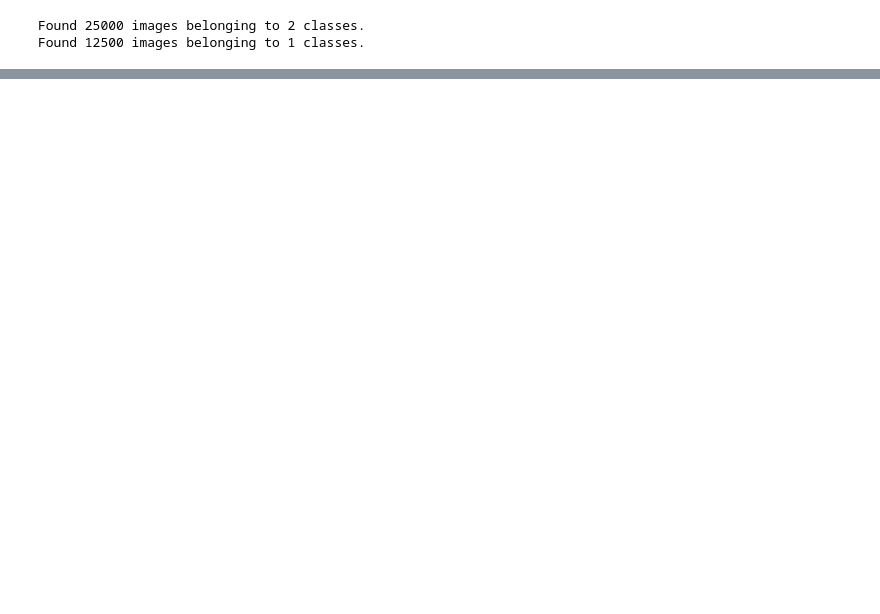
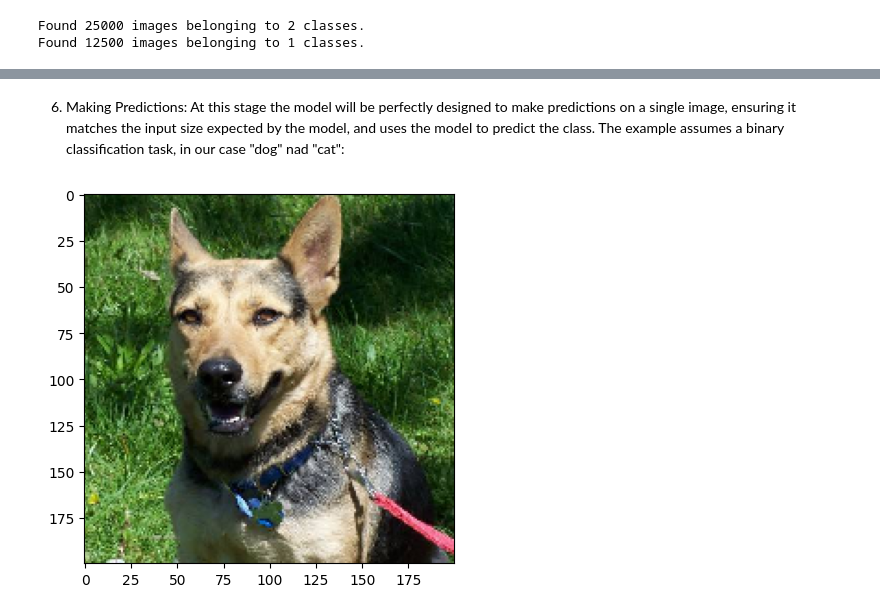
Before and after one commit to 4GeeksAcademy/Image-Classifier-Project_FGM, a Jupyter notebook: src/explore.ipynb, the cells around one changed output, grey strips where cells are left out. Drawn from its saved outputs; the diff is of its cells as text; code cells hidden in the pictures; blank space fills up the shorter version.

```diff
--- a/src/explore.ipynb
+++ b/src/explore.ipynb
@@ -206,0 +249,32 @@ results.to_csv("predictions.csv", index=False)
+# %% [markdown]
+6. Making Predictions: At this stage the model will be perfectly designed to make predictions on a single image, ensuring it matches the input size expected by the model, and uses the model to predict the class. The example assumes a binary classification task, in our case "dog" nad "cat":
+# %%
+from keras.preprocessing import image
+from keras.models import load_model
+import numpy as np
+import matplotlib.pyplot as plt
+
+# Load and preprocess the image
+img_path = "/workspaces/Image-Classifier-Project_FGM/data/raw/test/test/42.jpg"
+img = image.load_img(img_path, target_size=(200, 200))
+img_array = np.asarray(img)
+plt.imshow(img)
+plt.axis('on')
+plt.show()
+
+# Preprocess the image for prediction
+img_array = img_array / 255.0                           # Normalize pixel values to [0, 1]
+img_array = np.expand_dims(img_array, axis=0)           # Add batch dimension
+
+# Load the saved model
+saved_model = load_model("/workspaces/Image-Classifier-Project_FGM/models/binary_classifier.keras")
+
+# Predict the class
+output = saved_model.predict(img_array)
+threshold = 0.5  # Binary classification threshold
+if output[0][0] > threshold:
+    print("Predicted class: Class 1 (Positive - We have identified a dog)")  # Replace with your class label
+else:
+    print("Predicted class: Class 0 (Negative - We have identified a cat)")  # Replace with your class label
+# %% [output]
+[figure, added]
```
Also changed, not shown: parts of 24 cells of this notebook, 3 other files.
